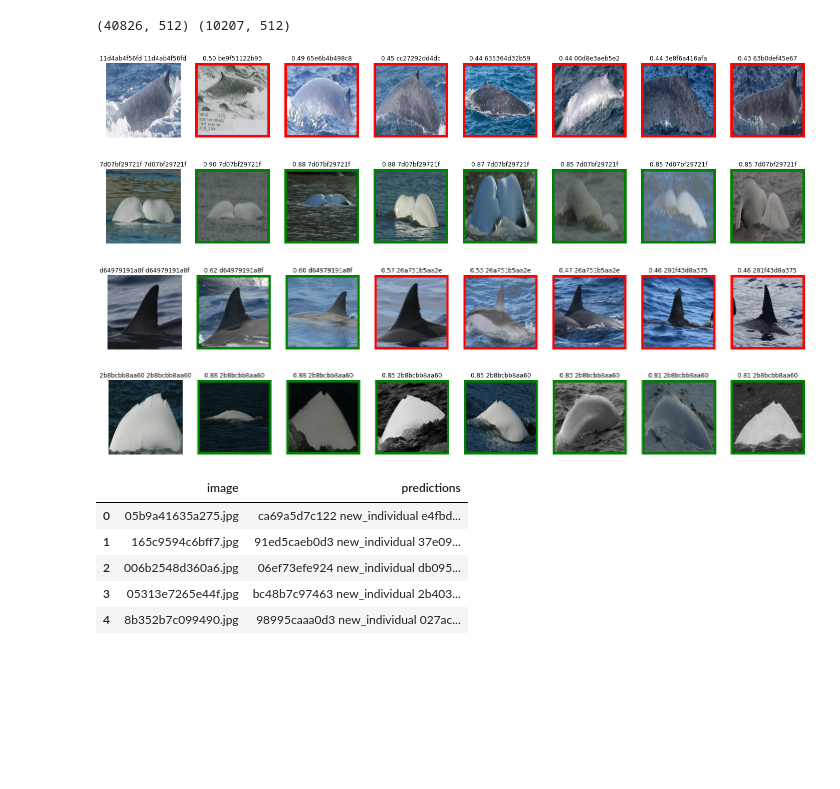
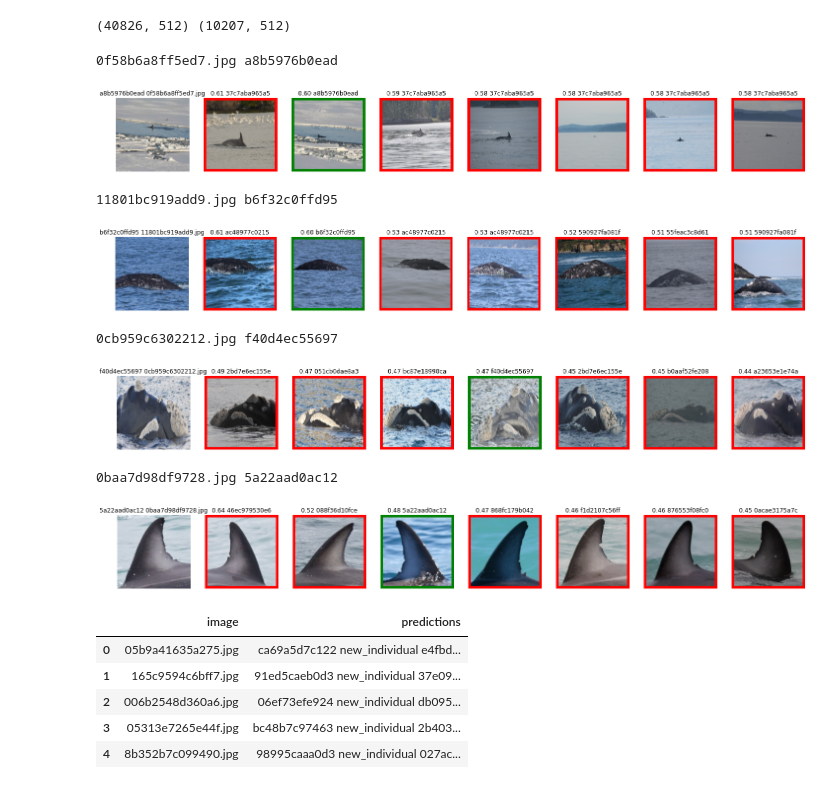
Before and after one commit to ptran1203/whale, a Jupyter notebook: eval.ipynb, the cells around one changed output. Cells and saved outputs as stored; diff of their text form; code cells hidden in the pictures; blank space fills up the shorter version.

```diff
--- a/eval.ipynb
+++ b/eval.ipynb
@@ -134,38 +134,45 @@ def add_border(img, color):
 c = 0
 for i, scores in enumerate(cosines):
     if np.random.rand() < 0.1:
         top = 7
         sort_idx = np.argsort(-scores)
         topk = [train_k[j] for j in sort_idx[:top]]
         topk_score = [scores[j] for j in sort_idx[:top]]
         topk_id = [train_map[x] for x in topk]
         qid = test_k[i]
         gt = train_map[qid]
+        if gt == topk_id[0] or gt not in topk_id[:5]:
+            continue
         c+=1
         imgs = [cv2.imread(f'{train_img_dir}/{qid}')[:,:,::-1]]
         for k, l in zip(topk, topk_id):
             im = cv2.imread(f'{train_img_dir}/{k}')[:,:,::-1]
             im = add_border(im, color=(255, 0, 0) if gt != l else (0, 128, 0))
             imgs.append(im)
         # Show image
         fig = plt.figure(figsize=(25, 4))
         columns = top + 1
         rows = 1
+        print(qid, gt)
         for i2 in range(0, columns*rows):
             fig.add_subplot(rows, columns, i2+1)
-            plt.title(f'{gt} {id_map[qid]}' if i2 == 0 else f'{topk_score[i2 - 1]:.2f} {id_map[topk[i2 -1]]}')
+            plt.title(f'{gt} {qid}' if i2 == 0 else f'{topk_score[i2 - 1]:.2f} {id_map[topk[i2 -1]]}')
             plt.imshow(imgs[i2])
             plt.axis('off')
 
         plt.show()
 
     if c == 4:
         break
 # %% [output]
+0f58b6a8ff5ed7.jpg a8b5976b0ead
-[figure, old version]
+[figure, new version]
+11801bc919add9.jpg b6f32c0ffd95
-[figure, old version]
+[figure, new version]
+0cb959c6302212.jpg f40d4ec55697
-[figure, old version]
+[figure, new version]
+0baa7d98df9728.jpg 5a22aad0ac12
-[figure, old version]
+[figure, new version]
 # %%
 ## TEST CV
 from sklearn.neighbors import NearestNeighbors
```
Also changed, not shown: parts of 3 cells of this notebook, 5 other files.
